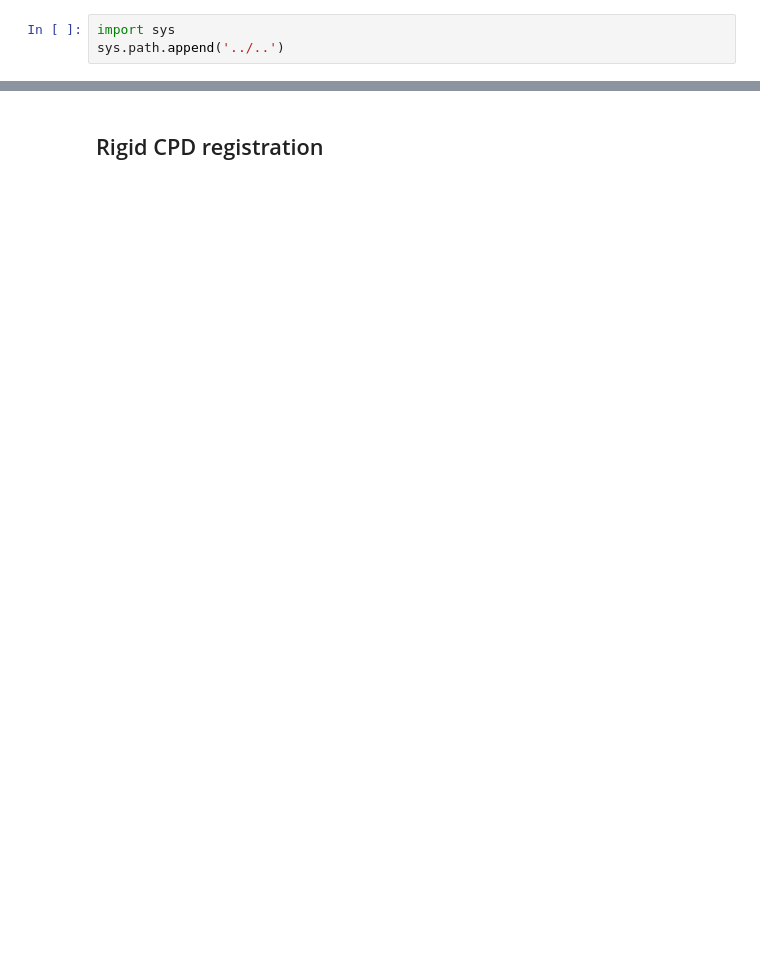
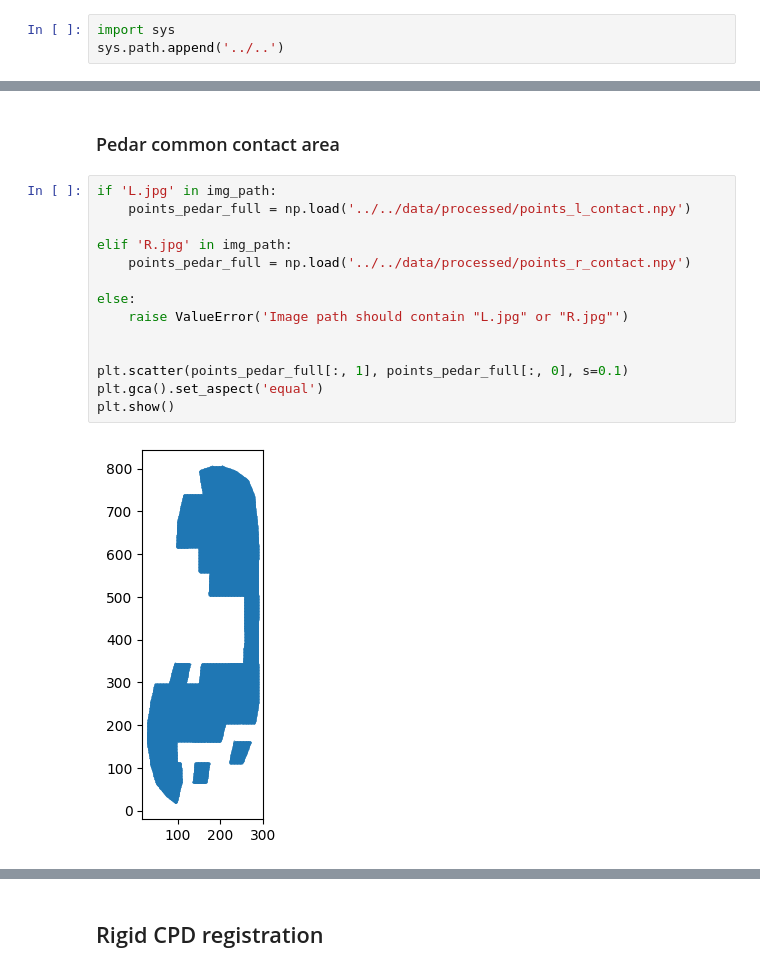
Before and after one commit to liu-qilong/footprint-to-pressure-unified, a Jupyter notebook: notebook/prototype/pedar-footprint-regist.ipynb, the cells around one changed output, grey strips where cells are left out. Drawn from its saved outputs; the diff is of its cells as text; blank space fills up the shorter version.

```diff
--- a/notebook/prototype/pedar-footprint-regist.ipynb
+++ b/notebook/prototype/pedar-footprint-regist.ipynb
@@ -35,0 +41,18 @@ len(points_template), template_bound, points_template
+# %% [markdown]
+### Pedar common contact area
+# %%
+if 'L.jpg' in img_path:
+    points_pedar_full = np.load('../../data/processed/points_l_contact.npy')
+
+elif 'R.jpg' in img_path:
+    points_pedar_full = np.load('../../data/processed/points_r_contact.npy')
+
+else:
+    raise ValueError('Image path should contain "L.jpg" or "R.jpg"')
+
+
+plt.scatter(points_pedar_full[:, 1], points_pedar_full[:, 0], s=0.1)
+plt.gca().set_aspect('equal')
+plt.show()
+# %% [output]
+[figure, added]
```
Also changed, not shown: parts of 28 cells of this notebook, 7 other files.
